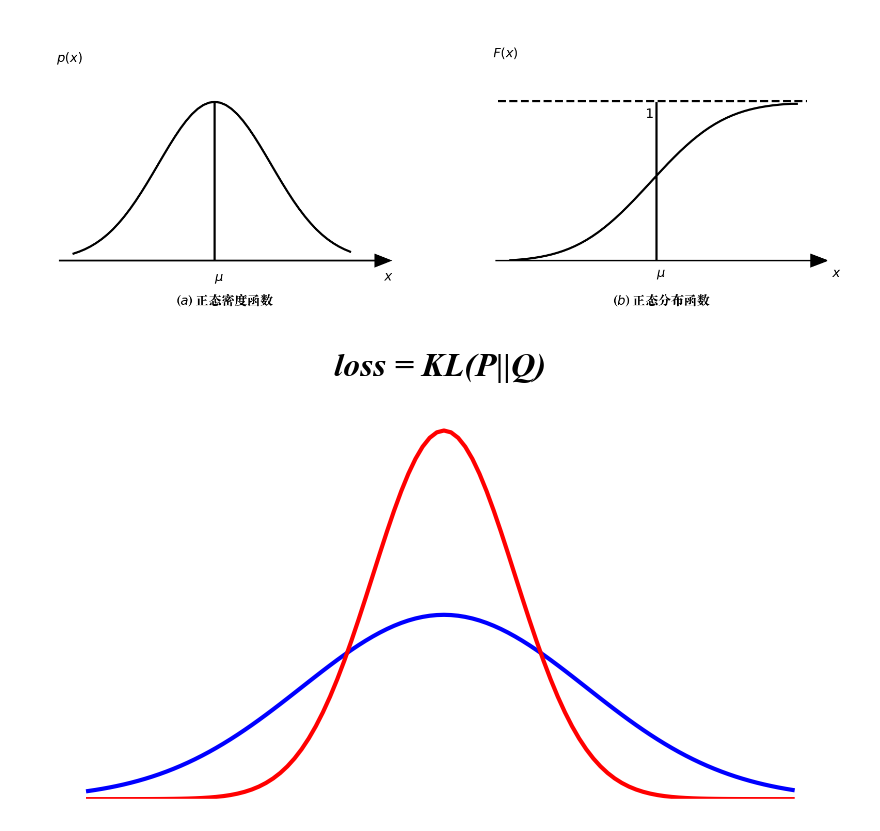
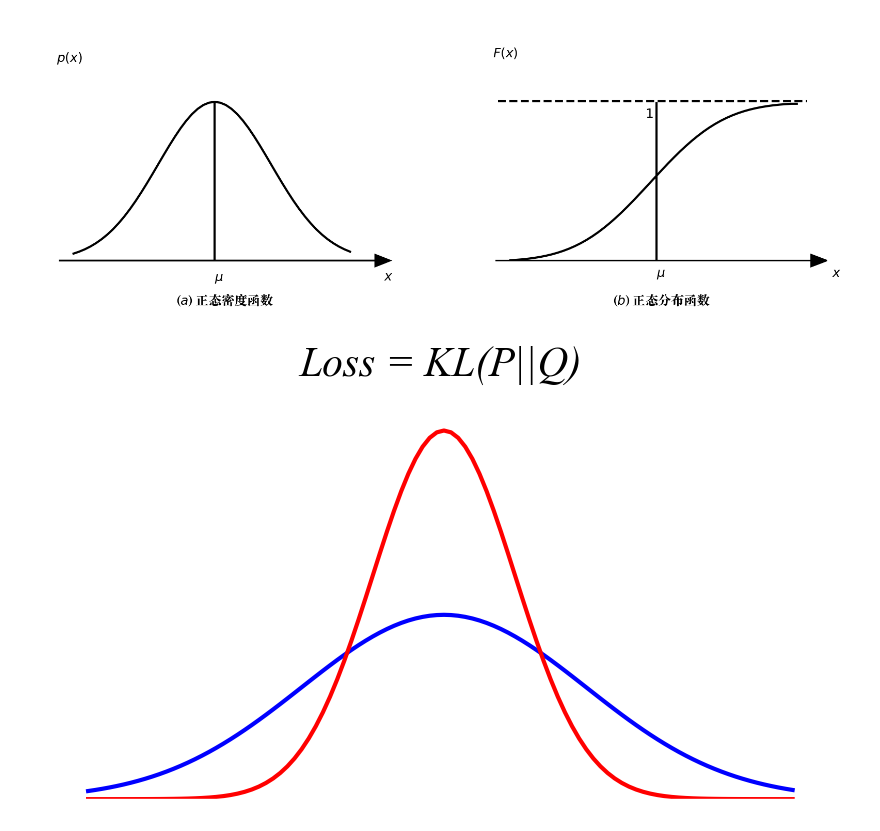
Before and after one commit to yuxiaokang-source/DESCtorch, a Jupyter notebook: Figure1_reproduce/KL_loss.ipynb, the cells around one changed output. Drawn from its saved outputs; the diff is of its cells as text; code cells hidden in the pictures.

```diff
--- a/Figure1_reproduce/KL_loss.ipynb
+++ b/Figure1_reproduce/KL_loss.ipynb
@@ -128,35 +128,37 @@ import matplotlib
 #plt.rcParams['font.sans-serif']=['STFangsong'] #用来正常显示中文标签
 plt.rcParams['axes.unicode_minus'] = False  # 用来正常显示负号
 
 
 x = np.arange(-2.5, 2.5, 0.05)
 y_pdf = norm.pdf(x)
 y_cdf = norm.cdf(x)
 
 y_cdf = np.array([tup[0] for tup in [quad(norm.pdf, a, b) for a, b in [(a, b) for a, b in zip(x, x[1:len(x)])]]] + [0]).cumsum()
 y_pdf = derivative(norm.cdf, x, dx=1e-6)
 
 y2_pdf=norm.pdf(x,0,0.5)
 
 
 fig, ax = plt.subplots(1, 1, figsize=(10, 6),facecolor="white")
 ax.set_facecolor('white') # 设置背景颜色
 _ = ax.plot(x, y_pdf, color='blue',linewidth=3.0)
 _ = ax.plot(x, y2_pdf, color='red',linewidth=3.0)
 
 ax.set_ylim(0,1.0)
 
 
 ax.set_xticks([])
 ax.set_yticks([])
-_ = ax.set_title('loss = KL(P||Q)',y=0.9,fontdict={'family' : 'Times New Roman',
-                                                   'size': 24,'fontstyle':'italic','fontweight':'bold'}) # 标题放下面
+#_ = ax.set_title('Loss = KL(P||Q)',y=0.9,fontdict={'family' : 'Times New Roman',
+    #                                               'size': 24,'fontstyle':'italic','fontweight':'bold'}) # 标题放下面
+
+_ = ax.set_title('Loss = KL(P||Q)',y=0.9,fontdict={'family' : 'Times New Roman',
+                                                   'size': 30,'fontstyle':'italic'}) # 标题放下面
 
 #_ = ax.set_title(r'$\mathrm{loss} = {\mathrm{KL(P||Q)}}$',y=0.9,fontsize=18) # 标题放下面
 
-
 #r'$\mathit{label}_{\mathrm{sub}}$'
 
-plt.savefig("./test.svg",format="svg",dpi=500,bbox_inches='tight')
+plt.savefig("./KL_loss.svg",format="svg",dpi=500,bbox_inches='tight')
 # %% [output]
-[figure, old version]
+[figure, new version]
```
Also changed, not shown: 6 other files.
